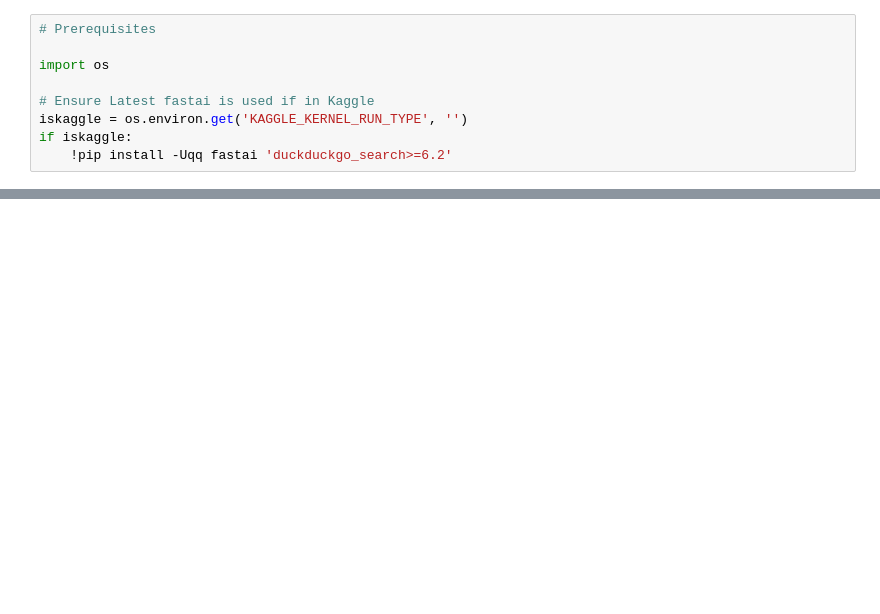
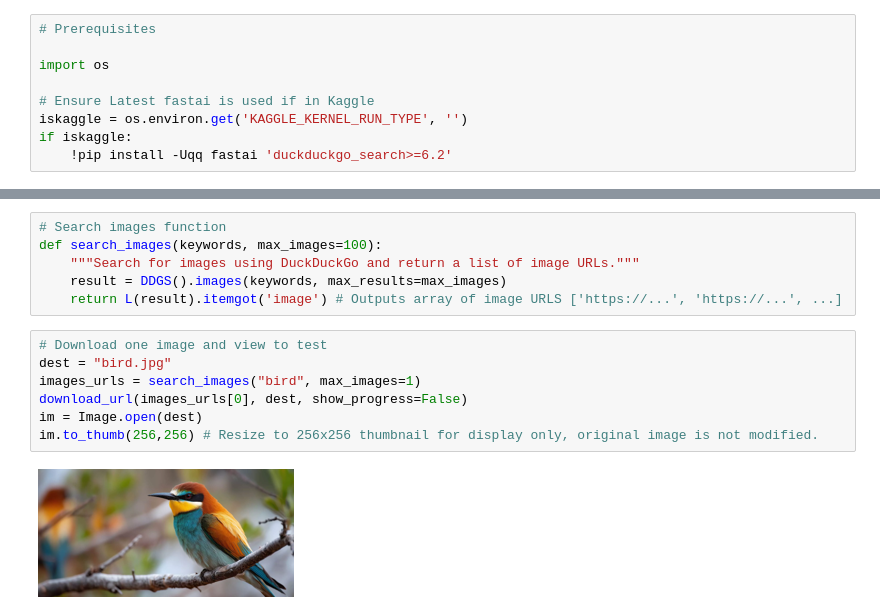
Before and after one commit to ijborda/deeplearning-notes, a Jupyter notebook: bird-or-not.ipynb, the cells around one changed output, grey strips where cells are left out. Drawn from its saved outputs; the diff is of its cells as text; blank space fills up the shorter version.

Commit message:
feat: complete bird

```diff
--- a/bird-or-not.ipynb
+++ b/bird-or-not.ipynb
@@ -12,0 +22,15 @@ if iskaggle:
+# %%
+# Search images function
+def search_images(keywords, max_images=100):
+    """Search for images using DuckDuckGo and return a list of image URLs."""
+    result = DDGS().images(keywords, max_results=max_images)
+    return L(result).itemgot('image') # Outputs array of image URLS ['https://...', 'https://...', ...]
+# %%
+# Download one image and view to test
+dest = "bird.jpg"
+images_urls = search_images("bird", max_images=1)
+download_url(images_urls[0], dest, show_progress=False)
+im = Image.open(dest)
+im.to_thumb(256,256) # Resize to 256x256 thumbnail for display only, original image is not modified.
+# %% [output]
+[figure, added]
```
Also changed, not shown: parts of 6 cells of this notebook, 3 other files.
